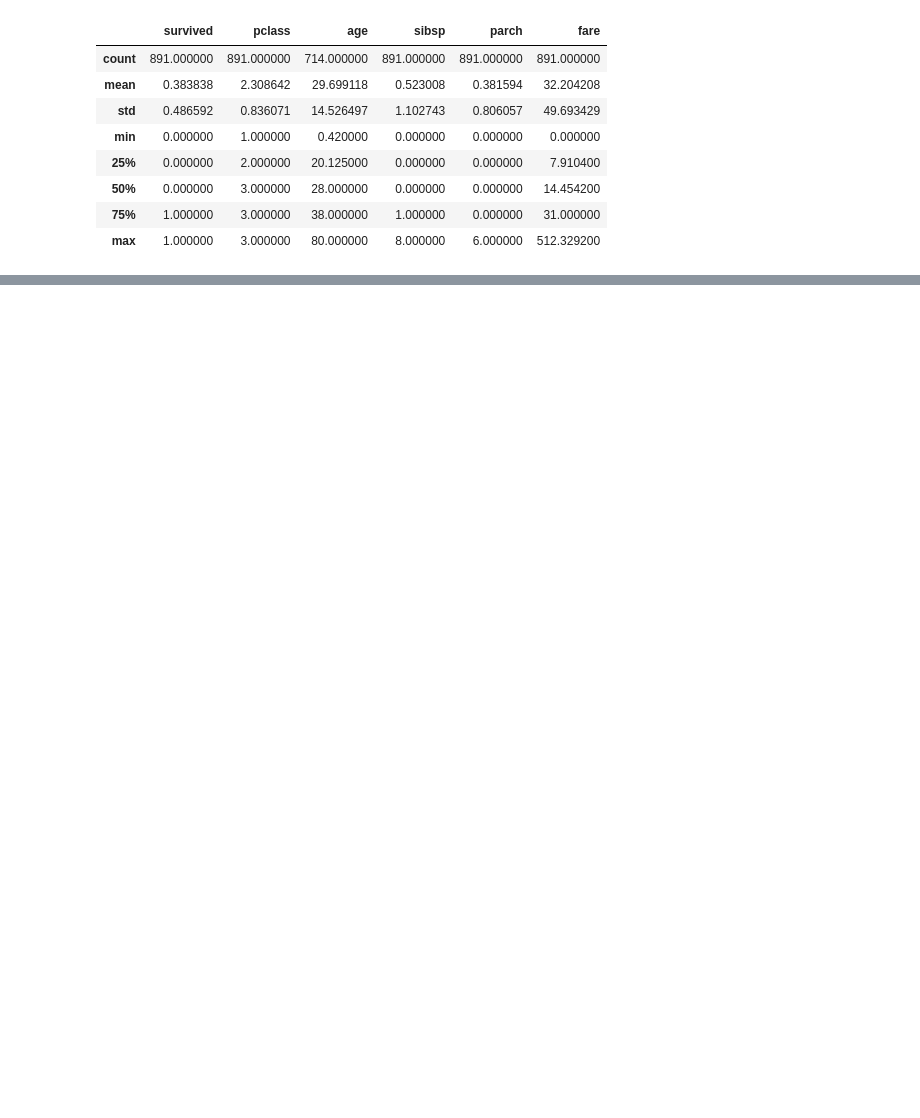
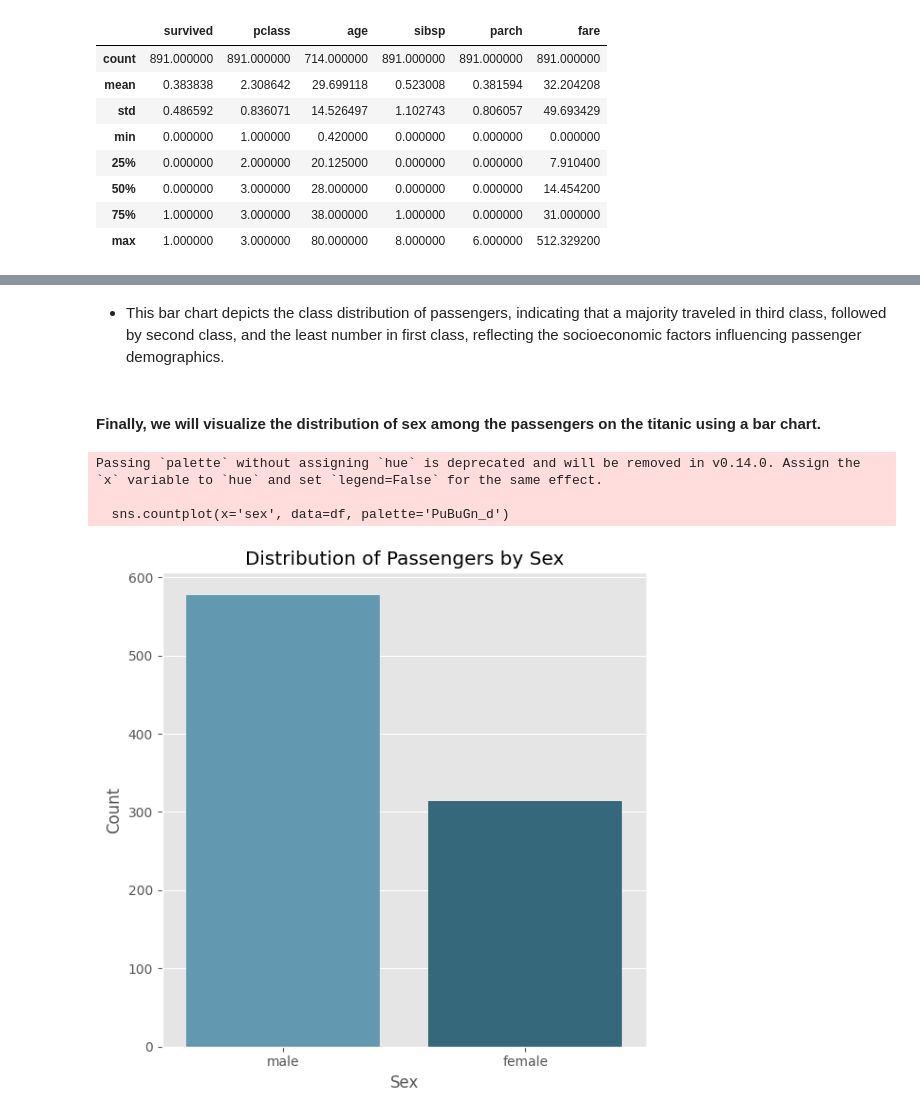
Before and after one commit to Pojetta/datafun-06-eda, a Jupyter notebook: joannafarris_eda.ipynb, the cells around one changed output, grey strips where cells are left out. Cells and saved outputs as stored; diff of their text form; code cells hidden in the pictures; blank space fills up the shorter version.

```diff
--- a/joannafarris_eda.ipynb
+++ b/joannafarris_eda.ipynb
@@ -225,0 +183,25 @@ The dataset contains information about various aspects of the passengers, such a
+# %% [markdown]
+* This bar chart depicts the class distribution of passengers, indicating that a majority traveled in third class, followed by second class, and the least number in first class, reflecting the socioeconomic factors influencing passenger demographics.
+# %% [markdown]
+#### Finally, we will visualize the distribution of sex among the passengers on the titanic using a bar chart.
+# %%
+import matplotlib.pyplot as plt
+import seaborn as sns
+
+# Set the figure size for better readability
+plt.figure(figsize=(6, 6))
+
+# Create a bar chart for "sex"
+sns.countplot(x='sex', data=df, palette='PuBuGn_d')
+plt.title('Distribution of Passengers by Sex')
+plt.xlabel('Sex')
+plt.ylabel('Count')
+
+# Show the plot
+plt.tight_layout()
+plt.show()
+# %% [output]
+Passing `palette` without assigning `hue` is deprecated and will be removed in v0.14.0. Assign the `x` variable to `hue` and set `legend=False` for the same effect.
+
+  sns.countplot(x='sex', data=df, palette='PuBuGn_d')
+[figure, added]
```
Also changed, not shown: parts of 68 cells of this notebook, 2 other files.
